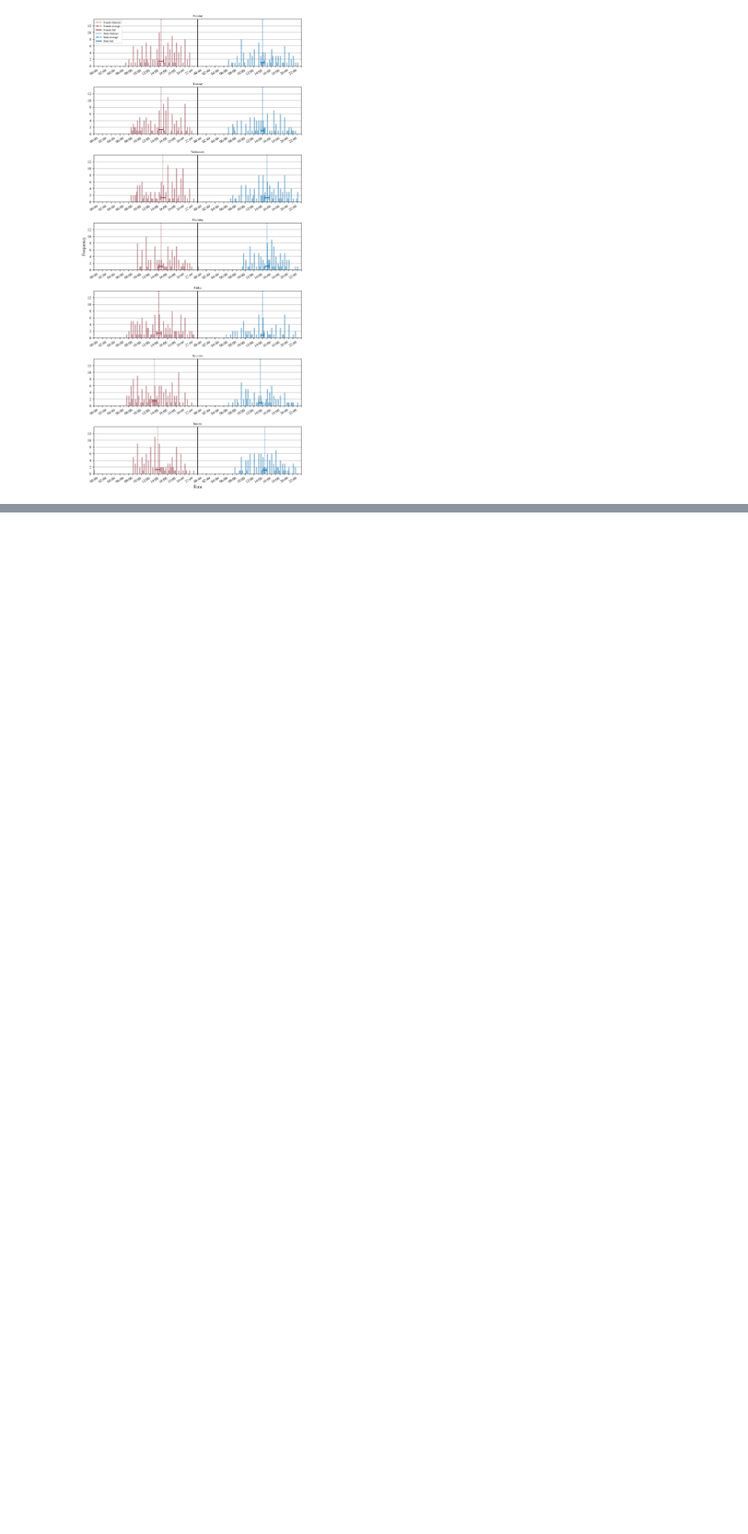
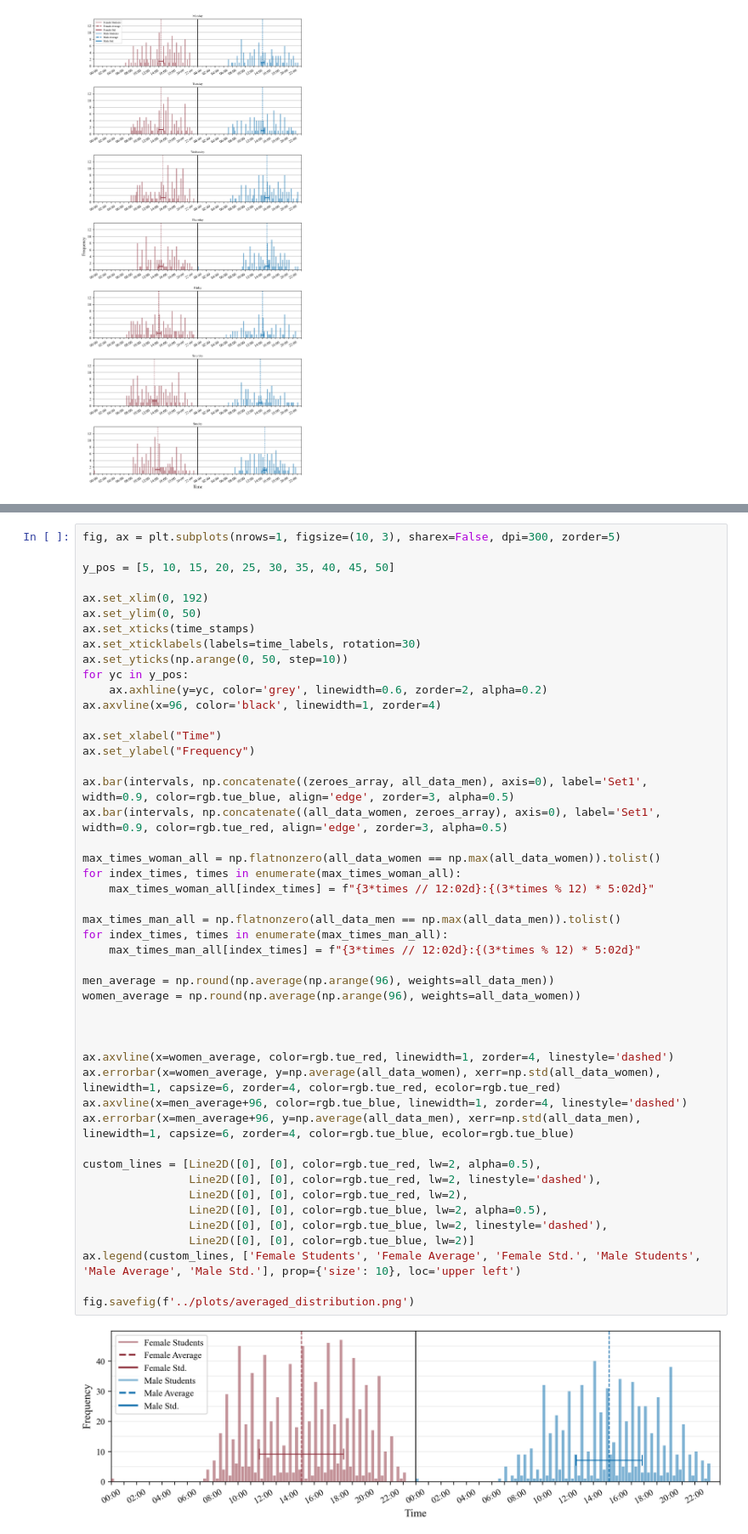
Before and after one commit to lenardrommel/washingmachine-analysis, a Jupyter notebook: analysis/washing_time_usage.ipynb, the cells around one changed output, grey strips where cells are left out. Shown at 85% size. Drawn from its saved outputs; the diff is of its cells as text; blank space fills up the shorter version.

```diff
--- a/analysis/washing_time_usage.ipynb
+++ b/analysis/washing_time_usage.ipynb
@@ -149,0 +158,49 @@ plt.show()
+# %%
+fig, ax = plt.subplots(nrows=1, figsize=(10, 3), sharex=False, dpi=300, zorder=5)
+
+y_pos = [5, 10, 15, 20, 25, 30, 35, 40, 45, 50]
+
+ax.set_xlim(0, 192)
+ax.set_ylim(0, 50)
+ax.set_xticks(time_stamps)
+ax.set_xticklabels(labels=time_labels, rotation=30)
+ax.set_yticks(np.arange(0, 50, step=10))
+for yc in y_pos:
+    ax.axhline(y=yc, color='grey', linewidth=0.6, zorder=2, alpha=0.2)
+ax.axvline(x=96, color='black', linewidth=1, zorder=4)
+
+ax.set_xlabel("Time")
+ax.set_ylabel("Frequency")
+
+ax.bar(intervals, np.concatenate((zeroes_array, all_data_men), axis=0), label='Set1', width=0.9, color=rgb.tue_blue, align='edge', zorder=3, alpha=0.5)
+ax.bar(intervals, np.concatenate((all_data_women, zeroes_array), axis=0), label='Set1', width=0.9, color=rgb.tue_red, align='edge', zorder=3, alpha=0.5)
+
+max_times_woman_all = np.flatnonzero(all_data_women == np.max(all_data_women)).tolist()
+for index_times, times in enumerate(max_times_woman_all):
+    max_times_woman_all[index_times] = f"{3*times // 12:02d}:{(3*times % 12) * 5:02d}"
+
+max_times_man_all = np.flatnonzero(all_data_men == np.max(all_data_men)).tolist()
+for index_times, times in enumerate(max_times_man_all):
+    max_times_man_all[index_times] = f"{3*times // 12:02d}:{(3*times % 12) * 5:02d}"
+
+men_average = np.round(np.average(np.arange(96), weights=all_data_men))
+women_average = np.round(np.average(np.arange(96), weights=all_data_women))
+
+
+
+ax.axvline(x=women_average, color=rgb.tue_red, linewidth=1, zorder=4, linestyle='dashed')
+ax.errorbar(x=women_average, y=np.average(all_data_women), xerr=np.std(all_data_women), linewidth=1, capsize=6, zorder=4, color=rgb.tue_red, ecolor=rgb.tue_red)
+ax.axvline(x=men_average+96, color=rgb.tue_blue, linewidth=1, zorder=4, linestyle='dashed')
+ax.errorbar(x=men_average+96, y=np.average(all_data_men), xerr=np.std(all_data_men), linewidth=1, capsize=6, zorder=4, color=rgb.tue_blue, ecolor=rgb.tue_blue)
+
+custom_lines = [Line2D([0], [0], color=rgb.tue_red, lw=2, alpha=0.5),
+                Line2D([0], [0], color=rgb.tue_red, lw=2, linestyle='dashed'),
+                Line2D([0], [0], color=rgb.tue_red, lw=2),
+                Line2D([0], [0], color=rgb.tue_blue, lw=2, alpha=0.5),
+                Line2D([0], [0], color=rgb.tue_blue, lw=2, linestyle='dashed'),
+                Line2D([0], [0], color=rgb.tue_blue, lw=2)]
+ax.legend(custom_lines, ['Female Students', 'Female Average', 'Female Std.', 'Male Students', 'Male Average', 'Male Std.'], prop={'size': 10}, loc='upper left')
+
+fig.savefig(f'../plots/averaged_distribution.png')
+# %% [output]
+[figure, added]
```
Also changed, not shown: parts of 1 cell of this notebook, 1 other file.
